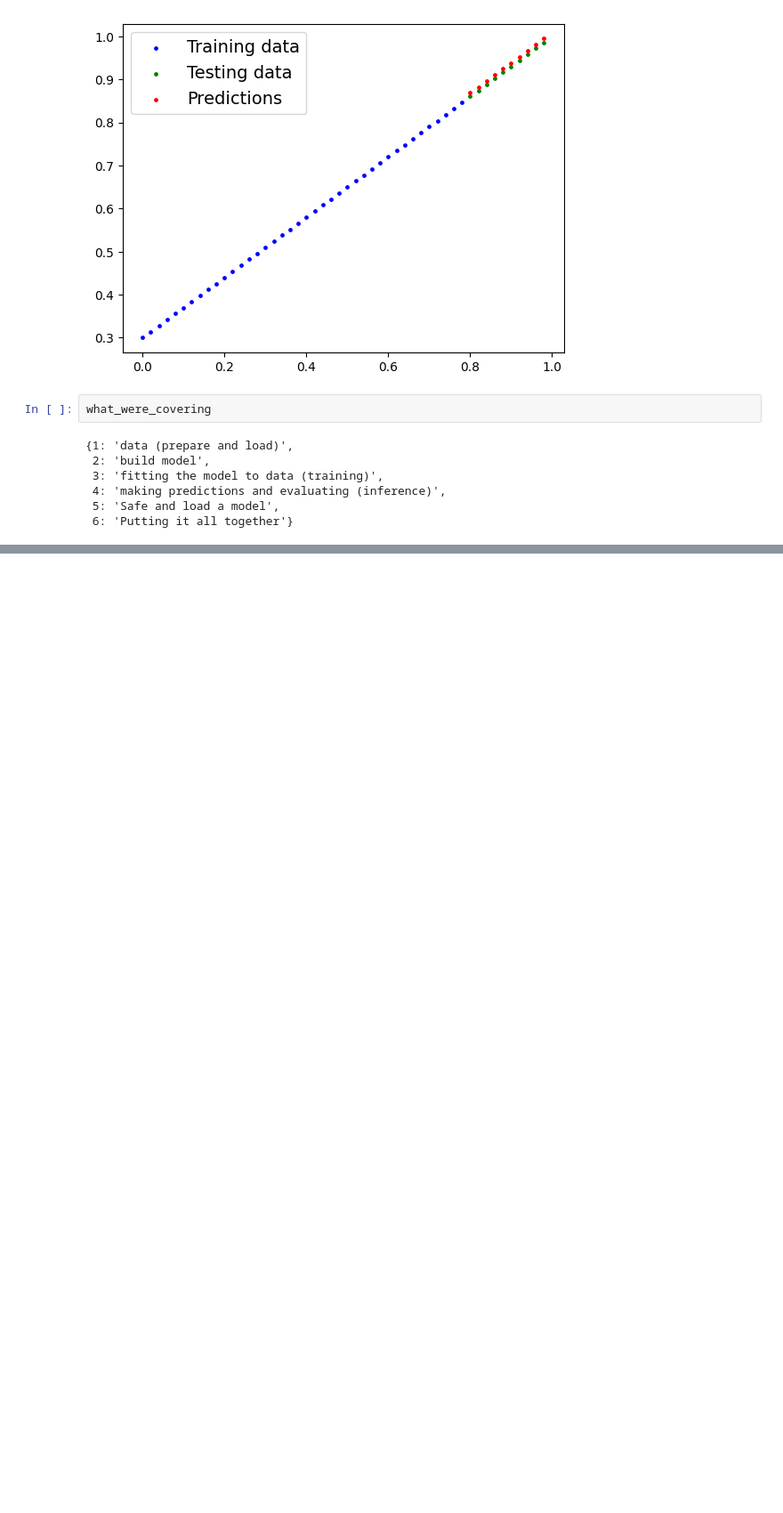
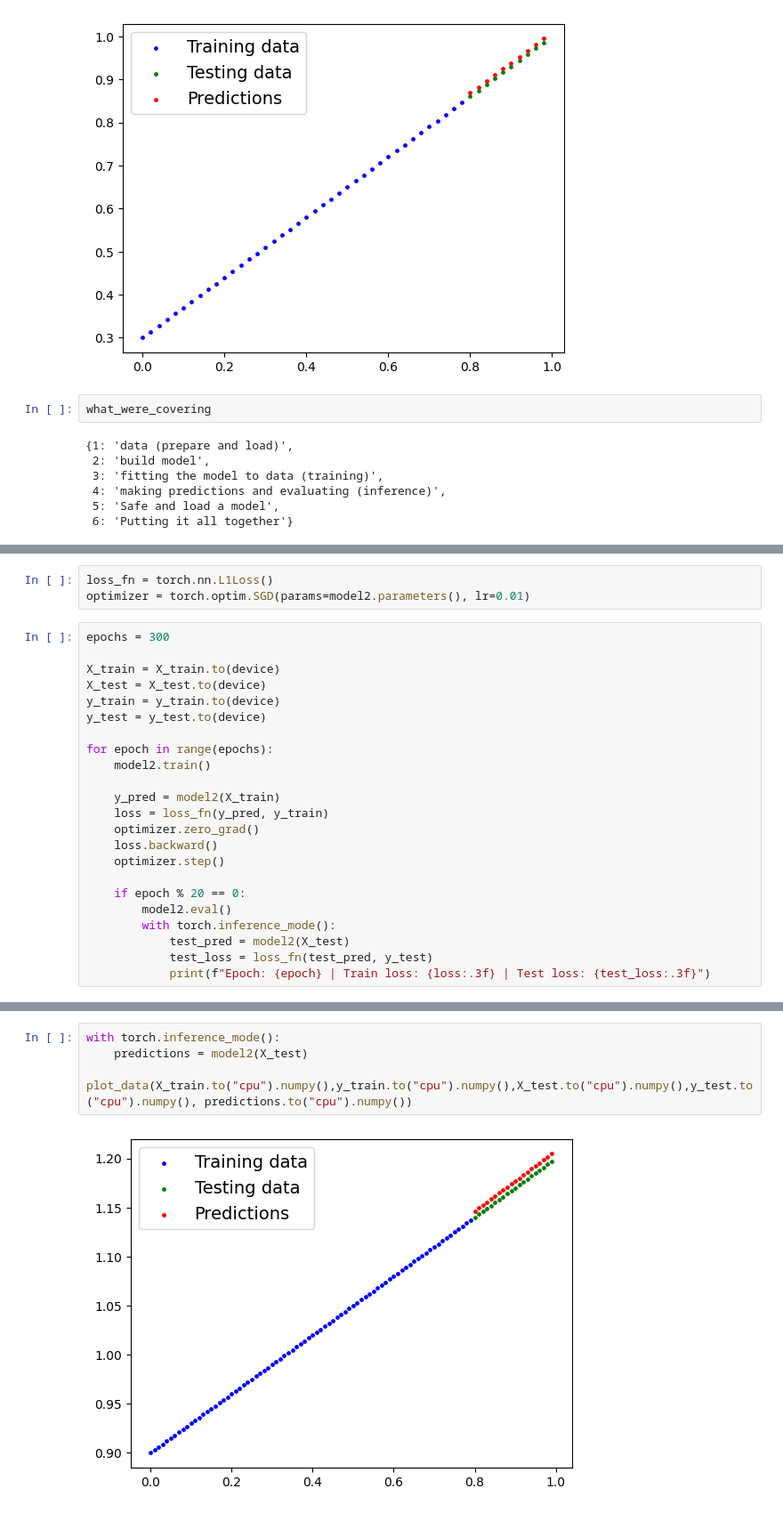
Before and after one commit to moritzmath/PyTorch---Course, a Jupyter notebook: 01_pytorch_workflow.ipynb, the cells around one changed output, grey strips where cells are left out. Shown: that part at 89% size. Cells and saved outputs as stored; diff of their text form; blank space fills up the shorter version.

```diff
--- a/01_pytorch_workflow.ipynb
+++ b/01_pytorch_workflow.ipynb
@@ -324,0 +548,26 @@ OrderedDict([('weight', tensor([0.6990])), ('bias', tensor([0.3093]))])
+# %%
+loss_fn = torch.nn.L1Loss()
+optimizer = torch.optim.SGD(params=model2.parameters(), lr=0.01)
+# %%
+epochs = 300
+
+X_train = X_train.to(device)
+X_test = X_test.to(device)
+y_train = y_train.to(device)
+y_test = y_test.to(device)
+
+for epoch in range(epochs):
+    model2.train()
+
+    y_pred = model2(X_train)
+    loss = loss_fn(y_pred, y_train)
+    optimizer.zero_grad()
+    loss.backward()
+    optimizer.step()
+
+    if epoch % 20 == 0:
+        model2.eval()
+        with torch.inference_mode():
+            test_pred = model2(X_test)
+            test_loss = loss_fn(test_pred, y_test)
+            print(f"Epoch: {epoch} | Train loss: {loss:.3f} | Test loss: {test_loss:.3f}")
@@ -324,0 +590,7 @@ OrderedDict([('weight', tensor([0.6990])), ('bias', tensor([0.3093]))])
+# %%
+with torch.inference_mode():
+    predictions = model2(X_test)
+
+plot_data(X_train.to("cpu").numpy(),y_train.to("cpu").numpy(),X_test.to("cpu").numpy(),y_test.to("cpu").numpy(), predictions.to("cpu").numpy())
+# %% [output]
+[figure, added]
```
Also changed, not shown: parts of 25 cells of this notebook.
